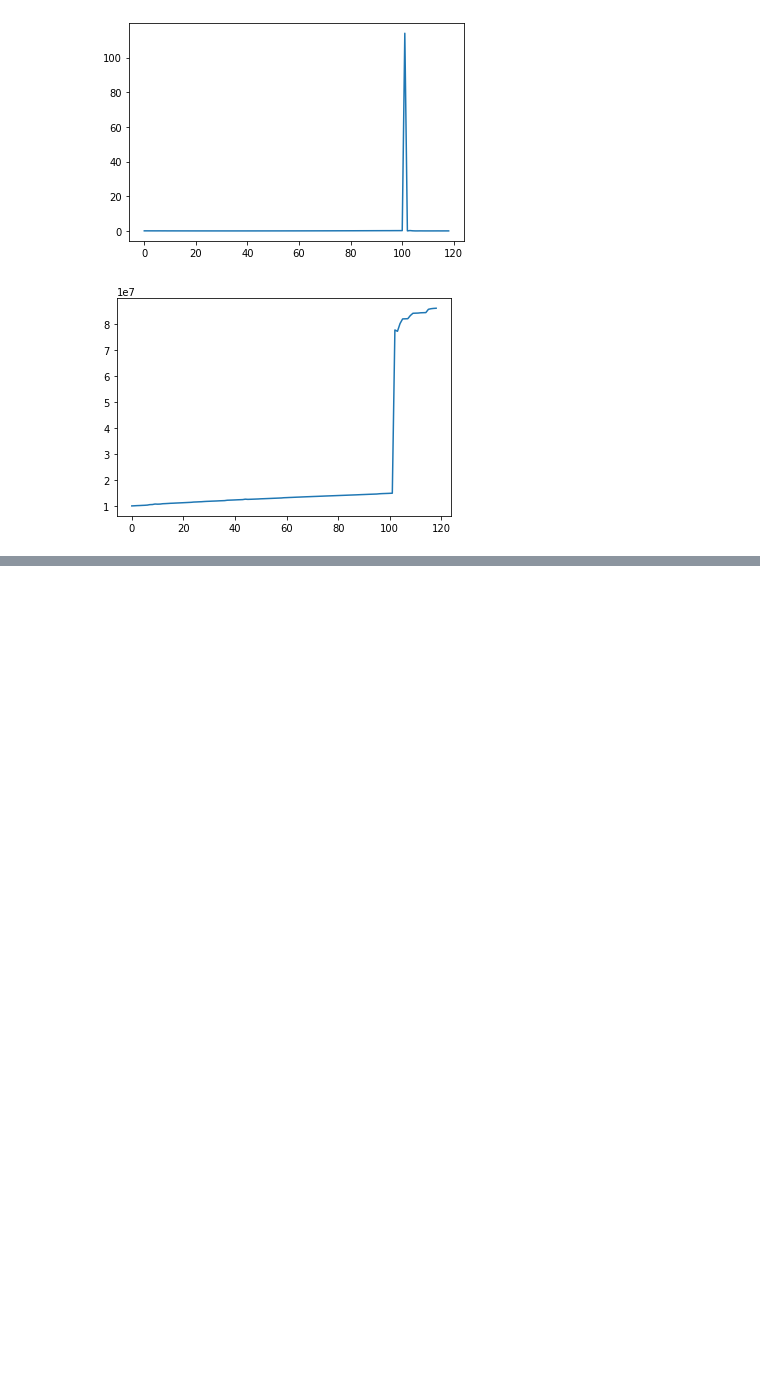
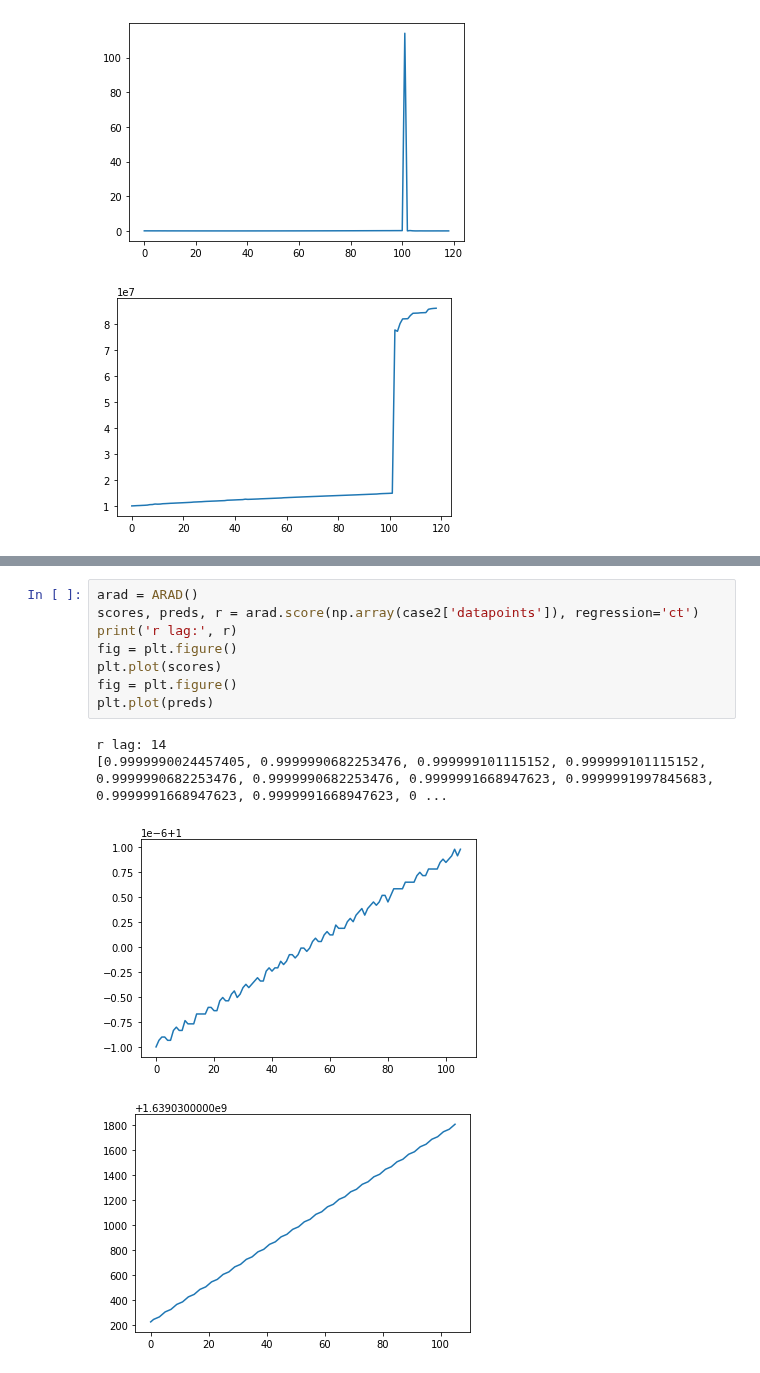
Before and after one commit to ai4sre/meltria-analyzer, a Jupyter notebook: notebooks/ar-based-ad.ipynb, the cells around one changed output, grey strips where cells are left out. Cells and saved outputs as stored; diff of their text form; blank space fills up the shorter version.

```diff
--- a/notebooks/ar-based-ad.ipynb
+++ b/notebooks/ar-based-ad.ipynb
@@ -198,0 +238,13 @@ r lag: 1
+# %%
+arad = ARAD()
+scores, preds, r = arad.score(np.array(case2['datapoints']), regression='ct')
+print('r lag:', r)
+fig = plt.figure()
+plt.plot(scores)
+fig = plt.figure()
+plt.plot(preds)
+# %% [output]
+r lag: 14
+[0.9999990024457405, 0.9999990682253476, 0.999999101115152, 0.999999101115152, 0.9999990682253476, 0.9999990682253476, 0.9999991668947623, 0.9999991997845683, 0.9999991668947623, 0.9999991668947623, 0 ...
+[figure, added]
+[figure, added]
```
Also changed, not shown: parts of 3 cells of this notebook.
